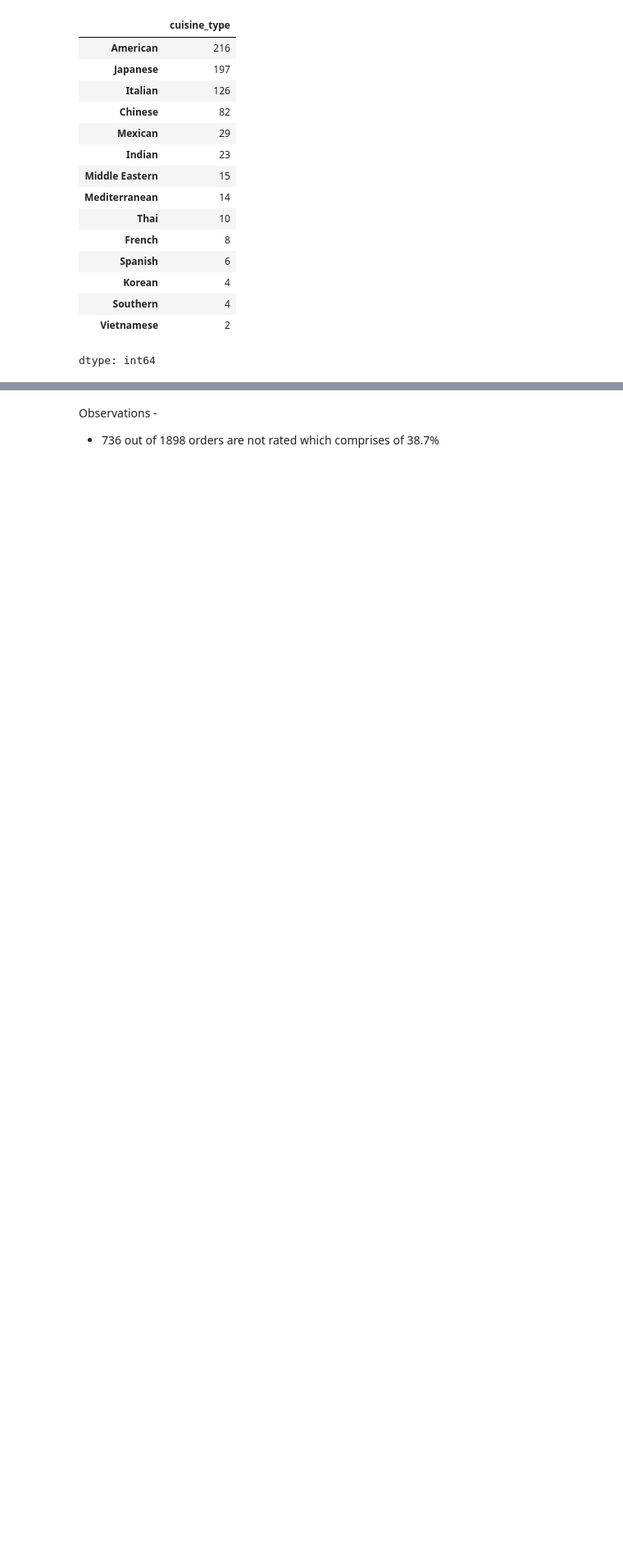
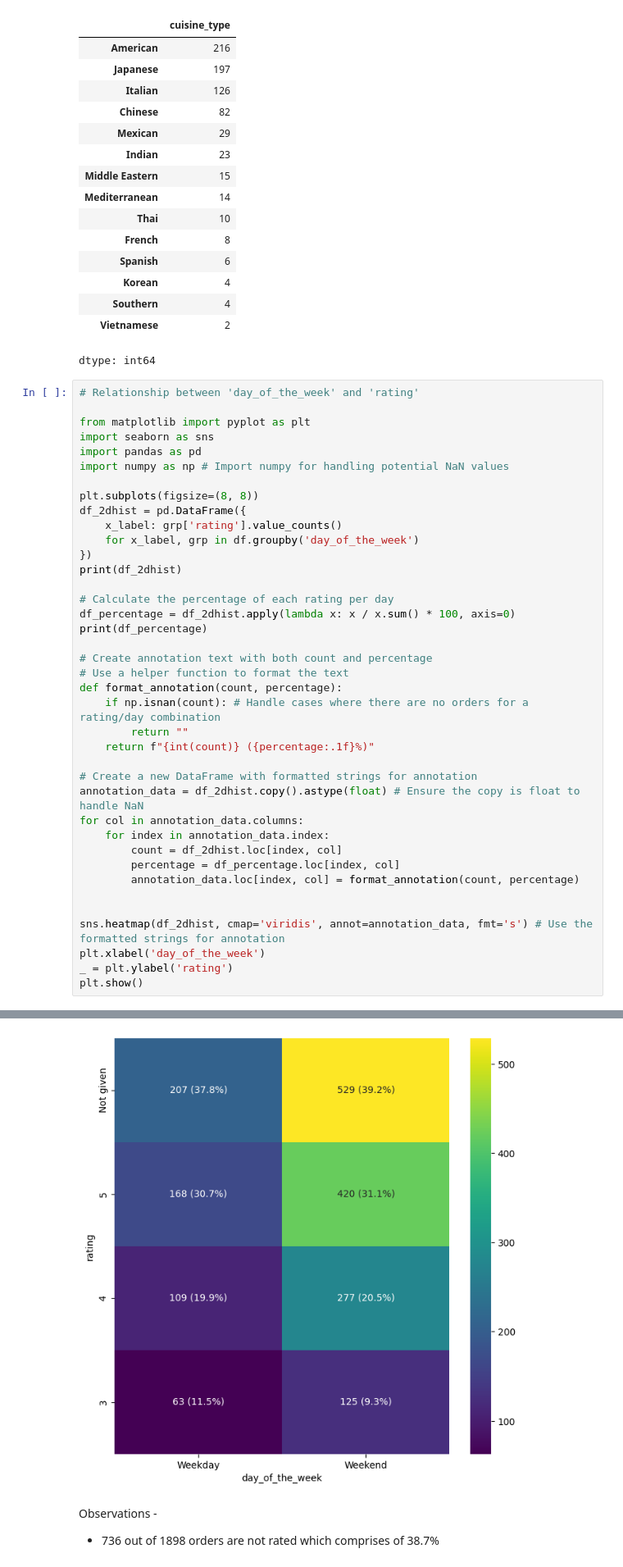
Before and after one commit to RashmiJK/PGP-AIML-FoodHub-EDA, a Jupyter notebook: analyze_foodhub_orders.ipynb, the cells around one changed output, grey strips where cells are left out. Shown at 82% size. Cells and saved outputs as stored; diff of their text form; blank space fills up the shorter version.

```diff
--- a/analyze_foodhub_orders.ipynb
+++ b/analyze_foodhub_orders.ipynb
@@ -532,3 +532,43 @@ df_not_given[df_not_given > 1]
 | Southern | 4 |
 | Vietnamese | 2 |
 dtype: int64
+# %%
+# Relationship between 'day_of_the_week' and 'rating'
+
+from matplotlib import pyplot as plt
+import seaborn as sns
+import pandas as pd
+import numpy as np # Import numpy for handling potential NaN values
+
+plt.subplots(figsize=(8, 8))
+df_2dhist = pd.DataFrame({
+    x_label: grp['rating'].value_counts()
+    for x_label, grp in df.groupby('day_of_the_week')
+})
+print(df_2dhist)
+
+# Calculate the percentage of each rating per day
+df_percentage = df_2dhist.apply(lambda x: x / x.sum() * 100, axis=0)
+print(df_percentage)
+
+# Create annotation text with both count and percentage
+# Use a helper function to format the text
+def format_annotation(count, percentage):
+    if np.isnan(count): # Handle cases where there are no orders for a rating/day combination
+        return ""
+    return f"{int(count)} ({percentage:.1f}%)"
+
+# Create a new DataFrame with formatted strings for annotation
+annotation_data = df_2dhist.copy().astype(float) # Ensure the copy is float to handle NaN
+for col in annotation_data.columns:
+    for index in annotation_data.index:
+        count = df_2dhist.loc[index, col]
+        percentage = df_percentage.loc[index, col]
+        annotation_data.loc[index, col] = format_annotation(count, percentage)
+
+
+sns.heatmap(df_2dhist, cmap='viridis', annot=annotation_data, fmt='s') # Use the formatted strings for annotation
+plt.xlabel('day_of_the_week')
+_ = plt.ylabel('rating')
+plt.show()
+# %% [output]
@@ -535,3 +585,4 @@ dtype: int64
+[figure, added]
 # %% [markdown]
 Observations -
 * 736 out of 1898 orders are not rated which comprises of 38.7%
```
Also changed, not shown: parts of 3 cells of this notebook.
